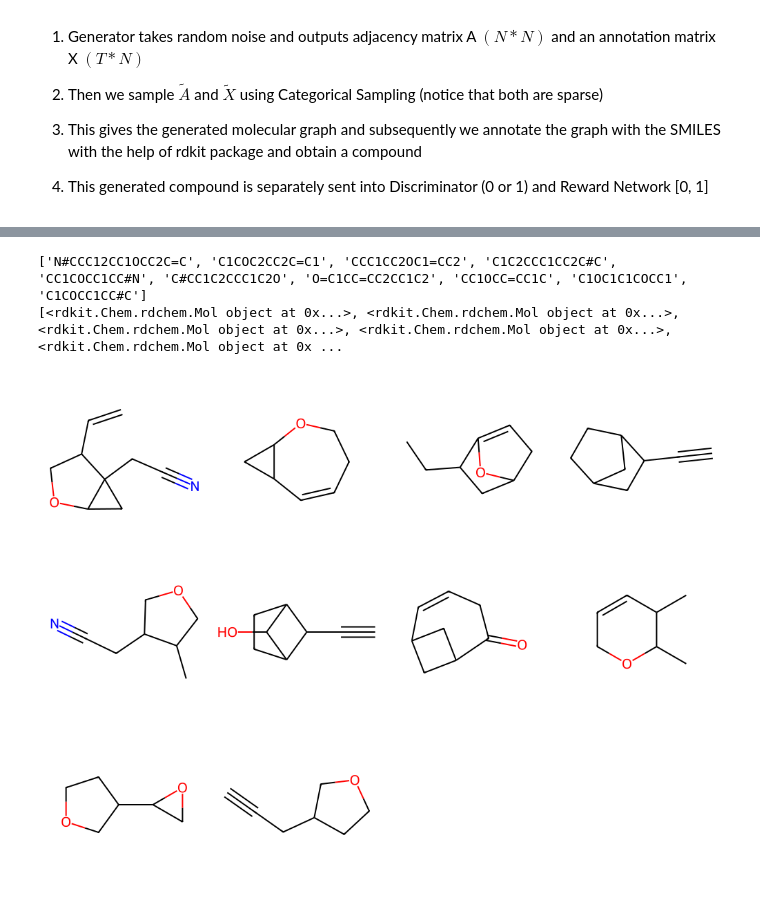
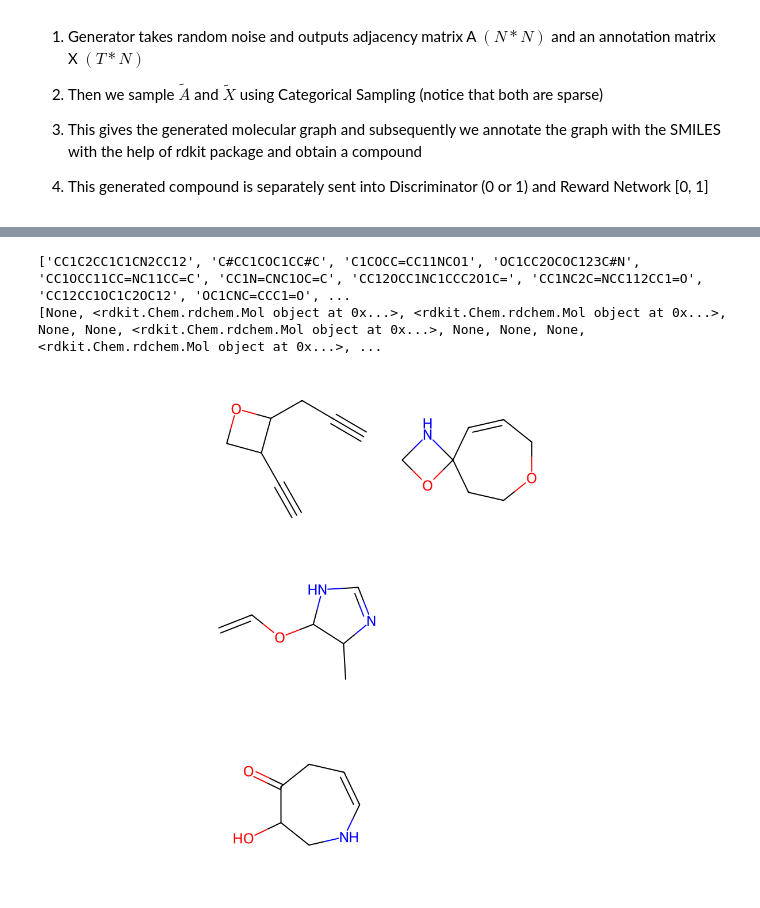
Before and after one commit to bharani1990/DGM_Final_Project_MolGAN, a Jupyter notebook: MolGAN_v2.ipynb, the cells around one changed output, grey strips where cells are left out. Cells and saved outputs as stored; diff of their text form; code cells hidden in the pictures.

```diff
--- a/MolGAN_v2.ipynb
+++ b/MolGAN_v2.ipynb
@@ -481,7 +383,9 @@ with open('qm9.csv', "r") as f:
     for line in f.readlines()[1:]:
         data.append(line.split(",")[1])
 
-# create model
 cuda = 'cuda:0'
 device = torch.device(cuda if torch.cuda.is_available() else "cpu")
 gan_mol = MolGen(data, hidden_dim=64, lr=1e-3, device=device)
+
+loader = gan_mol.create_dataloader(data, batch_size=64, shuffle=True, num_workers=10)
+gan_mol.train_n_steps(loader, max_step=5000, evaluate_every=1000)
@@ -488,6 +397,0 @@ gan_mol = MolGen(data, hidden_dim=64, lr=1e-3, device=device)
-# %%
-# create dataloader
-loader = gan_mol.create_dataloader(data, batch_size=128, shuffle=True, num_workers=10)
-
-# train model for 10000 steps
-gan_mol.train_n_steps(loader, max_step=10000, evaluate_every=1000)
@@ -505,14 +398,10 @@ valid =  0.94
 # %%
-# After training
-# generate Smiles molecules
-smiles_list = gan_mol.generate_n(10)
+smiles_list = gan_mol.generate_n(12)
 print(smiles_list)
-# convert with rdkit
 mol_list = [Chem.MolFromSmiles(m) for m in smiles_list]
 print(mol_list)
-# draw
-Chem.Draw.MolsToGridImage(mol_list, molsPerRow=4, subImgSize=(250, 250), maxMols=10)
+Chem.Draw.MolsToGridImage(mol_list, molsPerRow=4, subImgSize=(300, 300), maxMols=10)
 # %% [output]
-['N#CCC12CC1OCC2C=C', 'C1COC2CC2C=C1', 'CCC1CC2OC1=CC2', 'C1C2CCC1CC2C#C', 'CC1COCC1CC#N', 'C#CC1C2CCC1C2O', 'O=C1CC=CC2CC1C2', 'CC1OCC=CC1C', 'C1OC1C1COCC1', 'C1COCC1CC#C']
-[<rdkit.Chem.rdchem.Mol object at 0x...>, <rdkit.Chem.rdchem.Mol object at 0x...>, <rdkit.Chem.rdchem.Mol object at 0x...>, <rdkit.Chem.rdchem.Mol object at 0x...>, <rdkit.Chem.rdchem.Mol object at 0x ...
+['CC1C2CC1C1CN2CC12', 'C#CC1COC1CC#C', 'C1COCC=CC11NCO1', 'OC1CC2OCOC123C#N', 'CC1OCC11CC=NC11CC=C', 'CC1N=CNC1OC=C', 'CC12OCC1NC1CCC2O1C=', 'CC1NC2C=NCC112CC1=O', 'CC12CC1OC1C2OC12', 'OC1CNC=CCC1=O', ...
+[None, <rdkit.Chem.rdchem.Mol object at 0x...>, <rdkit.Chem.rdchem.Mol object at 0x...>, None, None, <rdkit.Chem.rdchem.Mol object at 0x...>, None, None, None, <rdkit.Chem.rdchem.Mol object at 0x...>, ...
-[figure, old version]
+[figure, new version]
```
Also changed, not shown: parts of 8 cells of this notebook.
